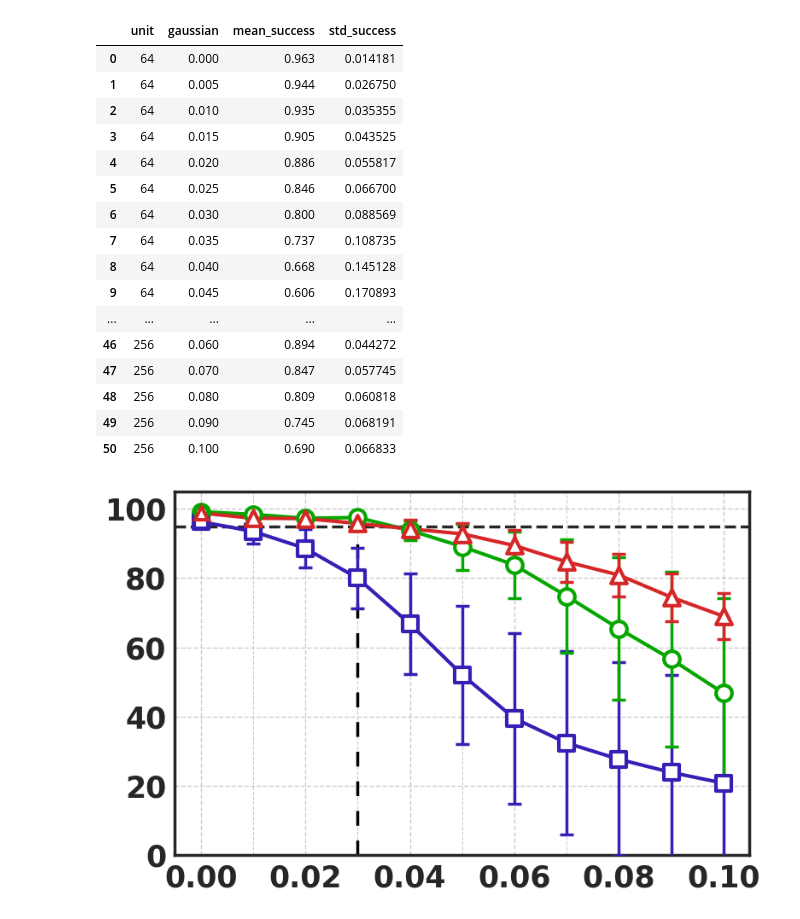
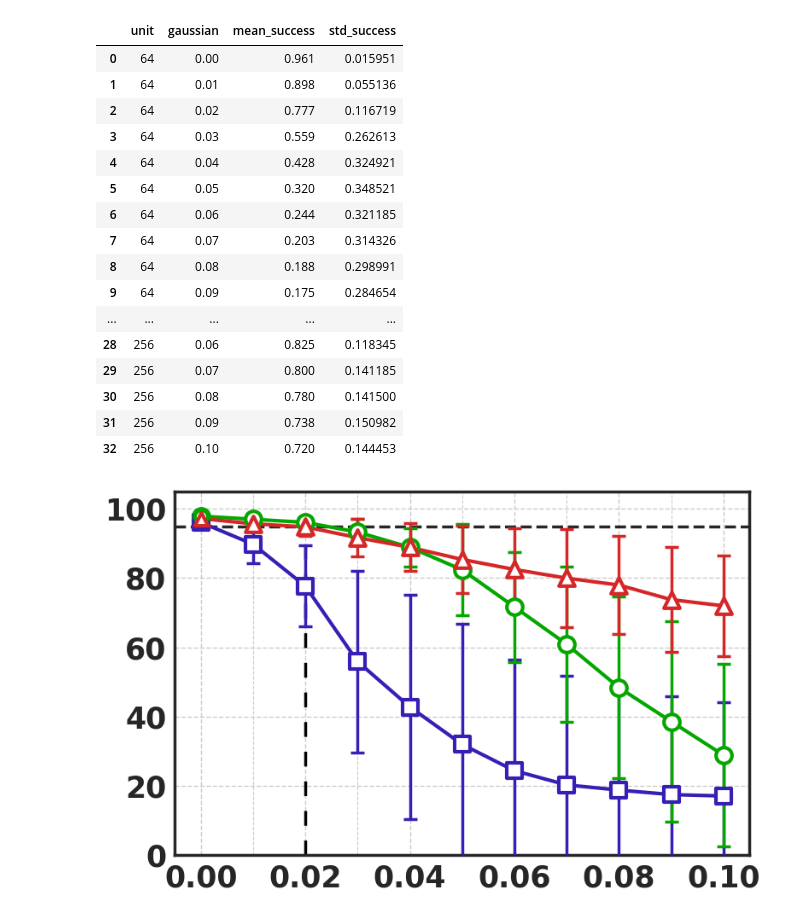
Before and after one commit to yuuharu11/LNN-control, a Jupyter notebook: robomimic/myscript/ipynb/error_injection.ipynb, the cells around one changed output. Cells and saved outputs as stored; diff of their text form; code cells hidden in the pictures.

```diff
--- a/robomimic/myscript/ipynb/error_injection.ipynb
+++ b/robomimic/myscript/ipynb/error_injection.ipynb
@@ -6,7 +6,7 @@ import numpy as np
 import matplotlib.pyplot as plt
 
 units = [64, 128, 256]
-base_path = "/work/robomimic/csv/result/error/proposal/6bit/gaussian"
+base_path = "/work/robomimic/csv/result/error/LNN_standardization/6-6-6/gaussian"
 TOP_K = 10
 
 def extract_gaussian(path):
@@ -16,7 +16,7 @@ def extract_gaussian(path):
 results = []
 
 for unit in units:
-    pattern = f"{base_path}/u{unit}/gaussian*.csv"
+    pattern = f"{base_path}/unit{unit}/gaussian*.csv"
     files = sorted(glob.glob(pattern))
 
     for f in files:
@@ -41,22 +41,22 @@ results_df = pd.DataFrame(results)
 display(results_df)
 # %% [output]
 |  | unit | gaussian | mean_success | std_success |
-| 0 | 64 | 0.000 | 0.963 | 0.014181 |
-| 1 | 64 | 0.005 | 0.944 | 0.026750 |
-| 2 | 64 | 0.010 | 0.935 | 0.035355 |
-| 3 | 64 | 0.015 | 0.905 | 0.043525 |
-| 4 | 64 | 0.020 | 0.886 | 0.055817 |
-| 5 | 64 | 0.025 | 0.846 | 0.066700 |
-| 6 | 64 | 0.030 | 0.800 | 0.088569 |
-| 7 | 64 | 0.035 | 0.737 | 0.108735 |
-| 8 | 64 | 0.040 | 0.668 | 0.145128 |
-| 9 | 64 | 0.045 | 0.606 | 0.170893 |
+| 0 | 64 | 0.00 | 0.961 | 0.015951 |
+| 1 | 64 | 0.01 | 0.898 | 0.055136 |
+| 2 | 64 | 0.02 | 0.777 | 0.116719 |
+| 3 | 64 | 0.03 | 0.559 | 0.262613 |
+| 4 | 64 | 0.04 | 0.428 | 0.324921 |
+| 5 | 64 | 0.05 | 0.320 | 0.348521 |
+| 6 | 64 | 0.06 | 0.244 | 0.321185 |
+| 7 | 64 | 0.07 | 0.203 | 0.314326 |
+| 8 | 64 | 0.08 | 0.188 | 0.298991 |
+| 9 | 64 | 0.09 | 0.175 | 0.284654 |
 | ... | ... | ... | ... | ... |
-| 46 | 256 | 0.060 | 0.894 | 0.044272 |
-| 47 | 256 | 0.070 | 0.847 | 0.057745 |
-| 48 | 256 | 0.080 | 0.809 | 0.060818 |
-| 49 | 256 | 0.090 | 0.745 | 0.068191 |
-| 50 | 256 | 0.100 | 0.690 | 0.066833 |
+| 28 | 256 | 0.06 | 0.825 | 0.118345 |
+| 29 | 256 | 0.07 | 0.800 | 0.141185 |
+| 30 | 256 | 0.08 | 0.780 | 0.141500 |
+| 31 | 256 | 0.09 | 0.738 | 0.150982 |
+| 32 | 256 | 0.10 | 0.720 | 0.144453 |
 # %%
 import numpy as np
 import matplotlib.pyplot as plt
@@ -152,39 +152,39 @@ ax.xaxis.set_minor_locator(ticker.MultipleLocator(0.01))
 xs = np.linspace(-0.005, 0.105, 400)
 ys = np.full_like(xs, 95, dtype=float)
 yt = np.linspace(0, 95, 400)
-xt = np.full_like(yt, 0.03, dtype=float)
+xt = np.full_like(yt, 0.02, dtype=float)
 
 ax.plot(
     xs, ys,
     color="black",
     linestyle="--",
     linewidth=2.5,
     alpha=0.85,
     zorder=1,
     clip_on=False,
 )
 
 ax.plot(
     xt, yt,
     color="black",
     linestyle=(0, (5, 5)),
     linewidth=2.5,
     zorder=2,
     clip_on=False,
 )
 
 ax.grid(which="major", linestyle="--", linewidth=1.0, zorder=-3)
 ax.grid(which="minor", linestyle="--", linewidth=0.8, zorder=-4)
 ax.set_xlim(-0.005, 0.105)
 
 # ===== 枠線 =====
 for spine in ax.spines.values():
     spine.set_linewidth(2.5)
 
 plt.tight_layout()
 plt.show()
 # %% [output]
-[figure, old version]
+[figure, new version]
 # %%
 import glob
 import re
```
Also changed, not shown: parts of 2 cells of this notebook, 32 other files.
